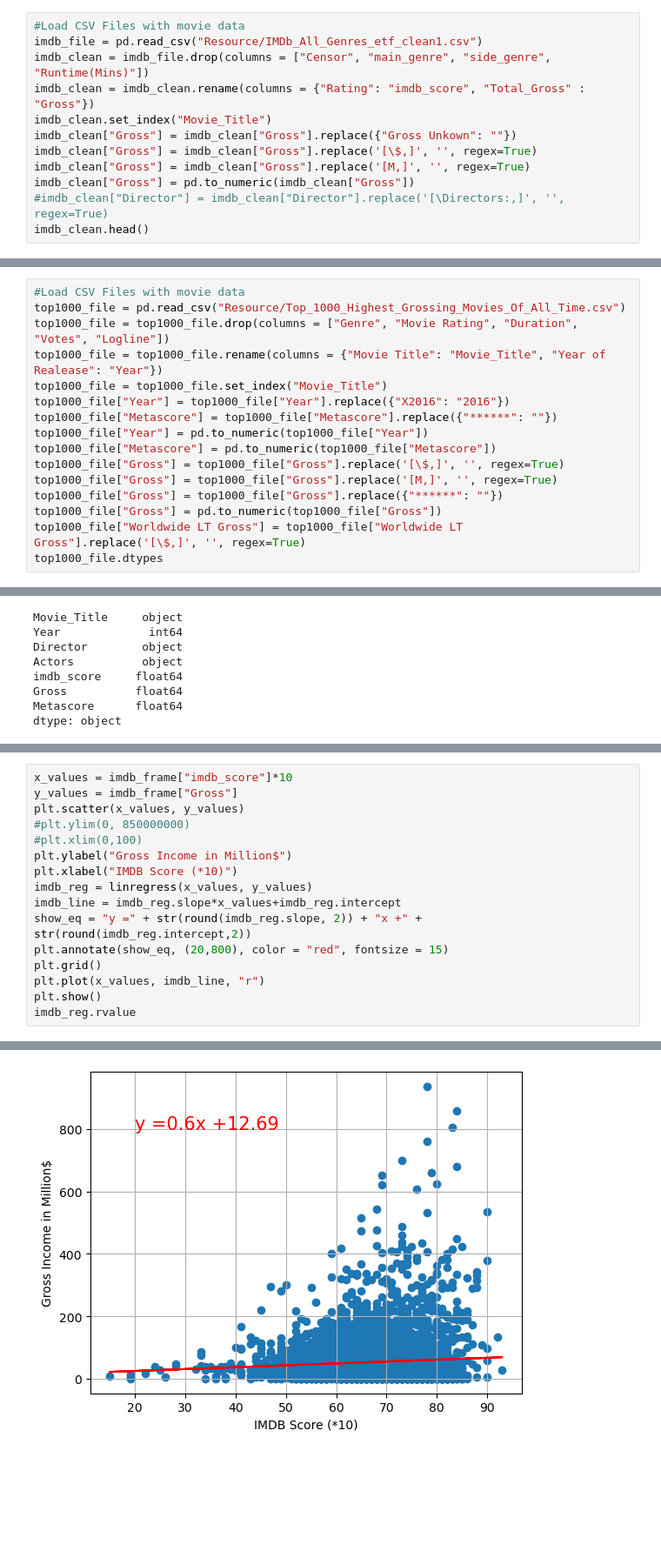
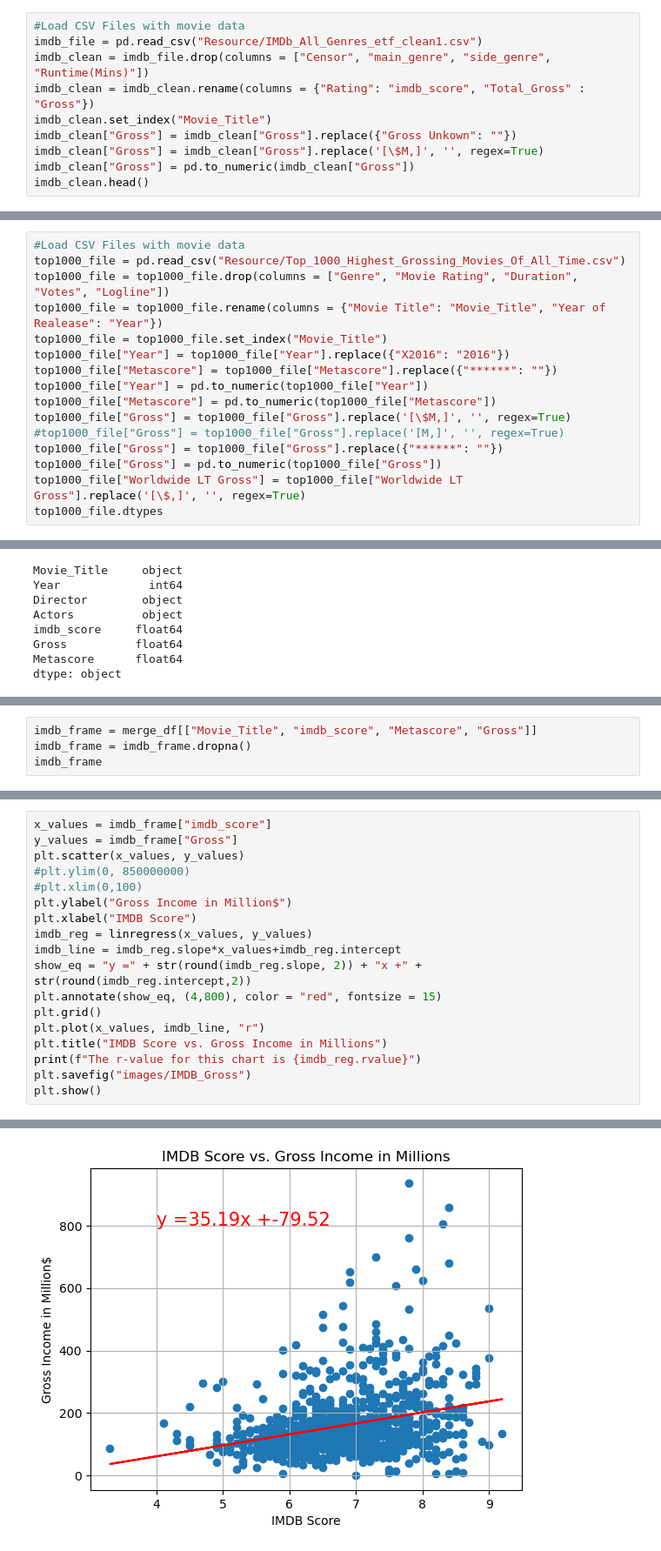
Before and after one commit to Reagz24/Project1_Team6, a Jupyter notebook: Movie_Analysis.ipynb, the cells around one changed output, grey strips where cells are left out. Shown at 87% size. Cells and saved outputs as stored; diff of their text form; blank space fills up the shorter version.

```diff
--- a/Movie_Analysis.ipynb
+++ b/Movie_Analysis.ipynb
@@ -10,10 +10,8 @@ imdb_clean = imdb_file.drop(columns = ["Censor", "main_genre", "side_genre", "Ru
 imdb_clean = imdb_clean.rename(columns = {"Rating": "imdb_score", "Total_Gross" : "Gross"})
 imdb_clean.set_index("Movie_Title")
 imdb_clean["Gross"] = imdb_clean["Gross"].replace({"Gross Unkown": ""})
-imdb_clean["Gross"] = imdb_clean["Gross"].replace('[\$,]', '', regex=True)
-imdb_clean["Gross"] = imdb_clean["Gross"].replace('[M,]', '', regex=True)
+imdb_clean["Gross"] = imdb_clean["Gross"].replace('[\$M,]', '', regex=True)
 imdb_clean["Gross"] = pd.to_numeric(imdb_clean["Gross"])
-#imdb_clean["Director"] = imdb_clean["Director"].replace('[\Directors:,]', '', regex=True)
 imdb_clean.head()
 # %% [output]
 |  | Movie_Title | Year | Director | Actors | imdb_score | Gross |
@@ -32,8 +30,8 @@ top1000_file["Year"] = top1000_file["Year"].replace({"X2016": "2016"})
 top1000_file["Metascore"] = top1000_file["Metascore"].replace({"******": ""})
 top1000_file["Year"] = pd.to_numeric(top1000_file["Year"])
 top1000_file["Metascore"] = pd.to_numeric(top1000_file["Metascore"])
-top1000_file["Gross"] = top1000_file["Gross"].replace('[\$,]', '', regex=True)
-top1000_file["Gross"] = top1000_file["Gross"].replace('[M,]', '', regex=True)
+top1000_file["Gross"] = top1000_file["Gross"].replace('[\$M,]', '', regex=True)
+#top1000_file["Gross"] = top1000_file["Gross"].replace('[M,]', '', regex=True)
 top1000_file["Gross"] = top1000_file["Gross"].replace({"******": ""})
 top1000_file["Gross"] = pd.to_numeric(top1000_file["Gross"])
 top1000_file["Worldwide LT Gross"] = top1000_file["Worldwide LT Gross"].replace('[\$,]', '', regex=True)
@@ -112,0 +94,4 @@ imdb_frame = imdb_frame.dropna()
+# %%
+imdb_frame = merge_df[["Movie_Title", "imdb_score", "Metascore", "Gross"]]
+imdb_frame = imdb_frame.dropna()
+imdb_frame
@@ -113,17 +112,19 @@ imdb_frame = imdb_frame.dropna()
 # %%
-x_values = imdb_frame["imdb_score"]*10
+x_values = imdb_frame["imdb_score"]
 y_values = imdb_frame["Gross"]
 plt.scatter(x_values, y_values)
 #plt.ylim(0, 850000000)
 #plt.xlim(0,100)
 plt.ylabel("Gross Income in Million$")
-plt.xlabel("IMDB Score (*10)")
+plt.xlabel("IMDB Score")
 imdb_reg = linregress(x_values, y_values)
 imdb_line = imdb_reg.slope*x_values+imdb_reg.intercept
 show_eq = "y =" + str(round(imdb_reg.slope, 2)) + "x +" + str(round(imdb_reg.intercept,2))
-plt.annotate(show_eq, (20,800), color = "red", fontsize = 15)
+plt.annotate(show_eq, (4,800), color = "red", fontsize = 15)
 plt.grid()
 plt.plot(x_values, imdb_line, "r")
+plt.title("IMDB Score vs. Gross Income in Millions")
+print(f"The r-value for this chart is {imdb_reg.rvalue}")
+plt.savefig("images/IMDB_Gross")
 plt.show()
-imdb_reg.rvalue
 # %% [output]
@@ -130 +132 @@ imdb_reg.rvalue
-[figure, old version]
+[figure, new version]
```
Also changed, not shown: parts of 23 cells of this notebook.
